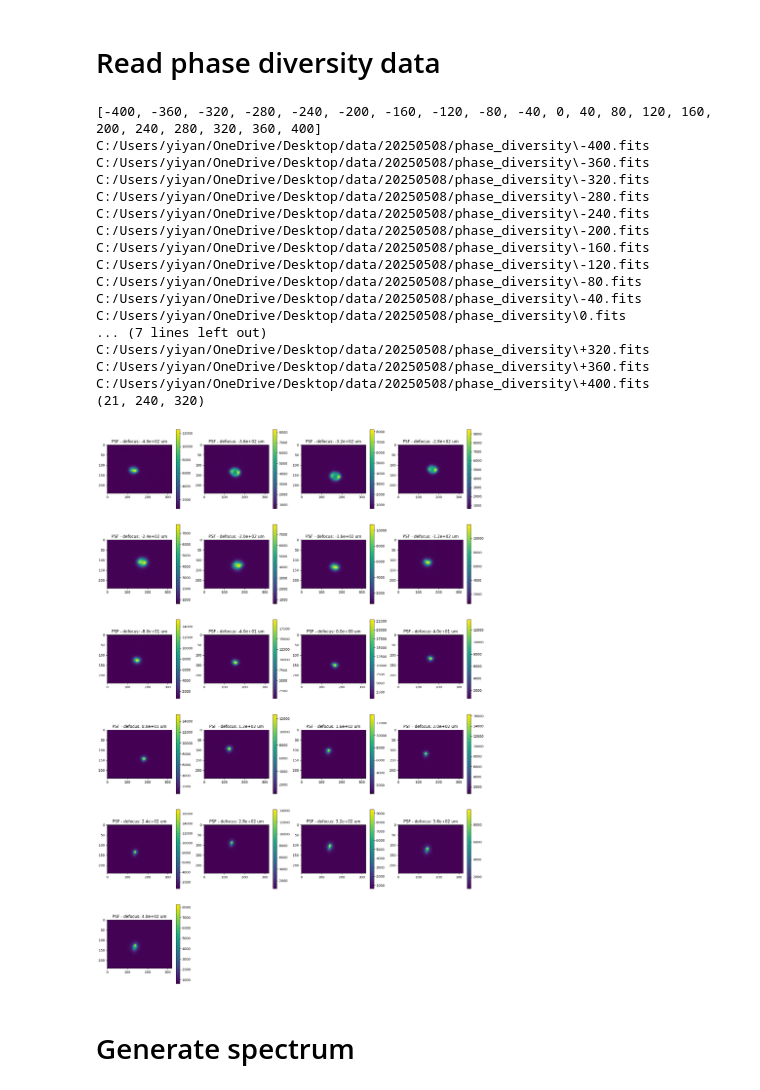
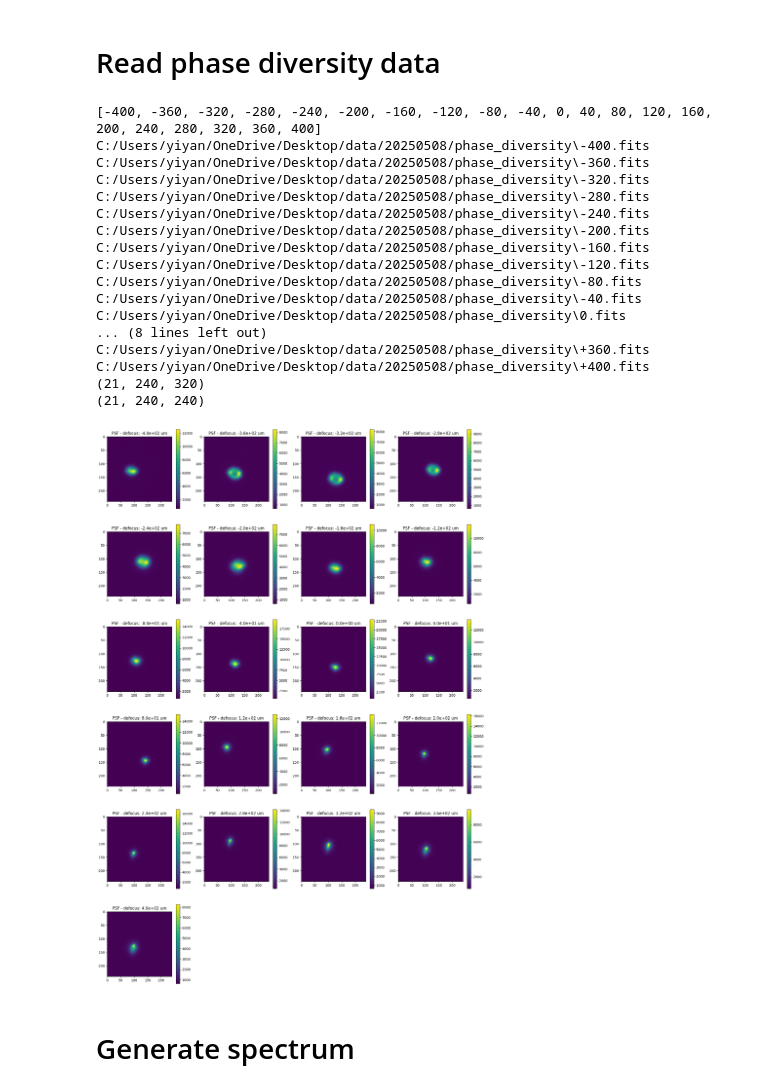
Before and after one commit to yiyanghuang0812/phase_retrieval, a Jupyter notebook: actual test.ipynb, the cells around one changed output. Saved outputs shown, nothing was run; the diff lists cells and outputs as text; code cells hidden in the pictures.

Commit message:
Phase diversity result of the actual test

```diff
--- a/actual test.ipynb
+++ b/actual test.ipynb
@@ -22,22 +19,0 @@ ModuleNotFoundError: No module named "autoreload # reload 'autoreload'"
-# %%
-folder_path_sh = 'C:/Users/yiyan/OneDrive/Desktop/data/20250508/20250501_SHWFS/214838'
-fits_files_sh = sorted(glob.glob(os.path.join(folder_path_sh, '*.fits')))
-
-# Get the shape of the numpy array in 'fits' file
-with fits.open(fits_files_sh[0]) as hdul:
-    ref_shape = hdul[0].data.shape
-
-# Initialize the numpy array used to save 'fits' data
-c = len(fits_files_sh)
-M, N = ref_shape
-data_cube_sh = np.zeros((c, M, N), dtype=np.float32)
-
-# Read all data
-for i, file_path in enumerate(fits_files_sh):
-    with fits.open(file_path) as hdul:
-        data_cube_sh[i] = hdul[0].data
-
-print(data_cube_sh.shape)
-
-summed_image = np.sum(data_cube_sh, axis=0)
-plt.imshow(summed_image)
@@ -76,37 +48,46 @@ for i, file_path in enumerate(fits_files_pd):
         defocus_intensities[i] = hdul[0].data
 print(defocus_intensities.shape)
 
+# Crop the images
+crop_size = min(M,N)
+x_start = M // 2 - crop_size // 2
+x_end = x_start + crop_size
+y_start = N // 2 - crop_size // 2
+y_end = y_start + crop_size
+defocus_intensities = cp.array(defocus_intensities[:, x_start:x_end, y_start:y_end])
+print(defocus_intensities.shape)
+
 # Show all images
 image_size = 5
 col_num = 4 # column number of images for display
 row_num = math.ceil(c / col_num) # row number of images for display
 plt.figure(figsize=(image_size * col_num, image_size * row_num))
 for i in range(c):
     position_info = file_labels[i] # defocus distance
     plt.subplot(row_num, col_num, i+1)
-    plt.imshow(defocus_intensities[i])
+    plt.imshow(defocus_intensities[i].get())
     plt.title(f'PSF - defocus: {position_info:.1e} um')
     plt.colorbar()
 plt.show()
 # %% [output]
 [-400, -360, -320, -280, -240, -200, -160, -120, -80, -40, 0, 40, 80, 120, 160, 200, 240, 280, 320, 360, 400]
 C:/Users/yiyan/OneDrive/Desktop/data/20250508/phase_diversity\-400.fits
 C:/Users/yiyan/OneDrive/Desktop/data/20250508/phase_diversity\-360.fits
 C:/Users/yiyan/OneDrive/Desktop/data/20250508/phase_diversity\-320.fits
 C:/Users/yiyan/OneDrive/Desktop/data/20250508/phase_diversity\-280.fits
 C:/Users/yiyan/OneDrive/Desktop/data/20250508/phase_diversity\-240.fits
 C:/Users/yiyan/OneDrive/Desktop/data/20250508/phase_diversity\-200.fits
 C:/Users/yiyan/OneDrive/Desktop/data/20250508/phase_diversity\-160.fits
 C:/Users/yiyan/OneDrive/Desktop/data/20250508/phase_diversity\-120.fits
 C:/Users/yiyan/OneDrive/Desktop/data/20250508/phase_diversity\-80.fits
 C:/Users/yiyan/OneDrive/Desktop/data/20250508/phase_diversity\-40.fits
 C:/Users/yiyan/OneDrive/Desktop/data/20250508/phase_diversity\0.fits
-... (7 lines left out)
-C:/Users/yiyan/OneDrive/Desktop/data/20250508/phase_diversity\+320.fits
+... (8 lines left out)
 C:/Users/yiyan/OneDrive/Desktop/data/20250508/phase_diversity\+360.fits
 C:/Users/yiyan/OneDrive/Desktop/data/20250508/phase_diversity\+400.fits
 (21, 240, 320)
+(21, 240, 240)
-[figure, old version]
+[figure, new version]
 # %% [markdown]
 # Generate spectrum
 # %%
```
Also changed, not shown: parts of 10 cells of this notebook, 2 other files.
